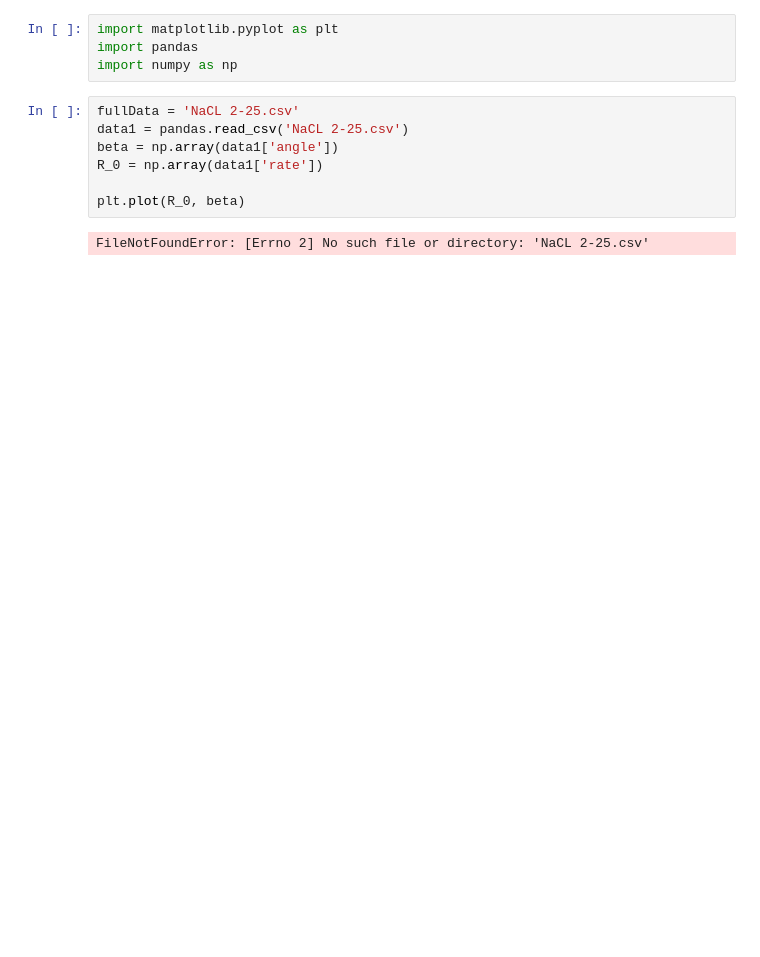
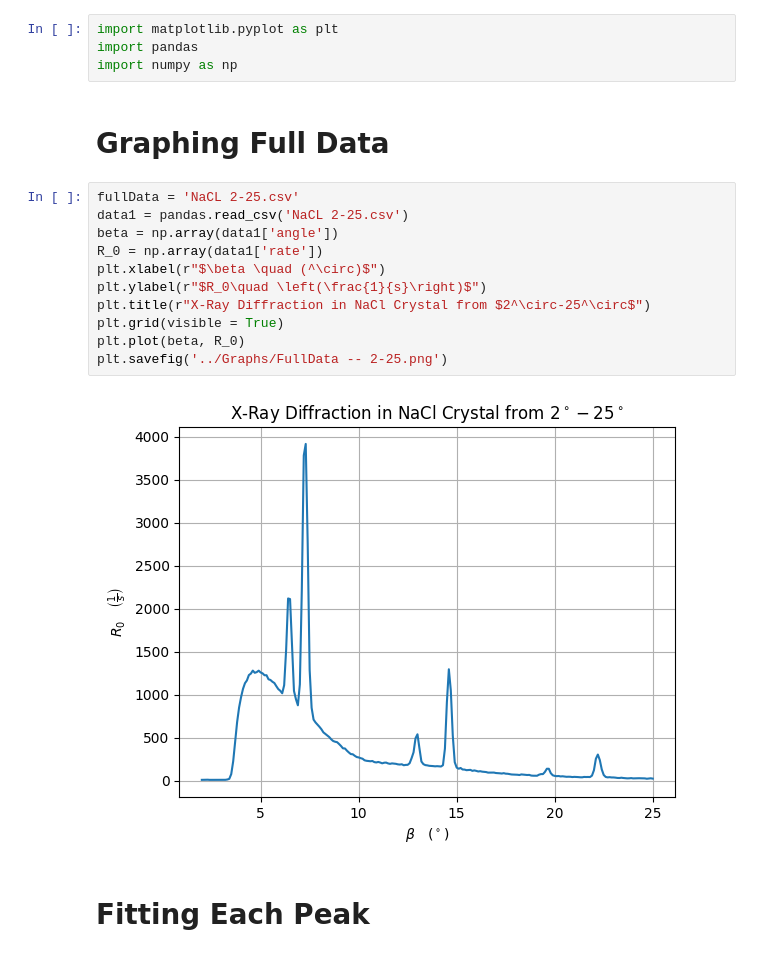
Before and after one commit to KaleStahl/PHYS-506---Advanced-Lab, a Jupyter notebook: Lab 1 - X-Ray Diffraction/Data/X-ray Data Analysis.ipynb, the cells around one changed output. Cells and saved outputs as stored; diff of their text form; blank space fills up the shorter version.

```diff
--- a/Lab 1 - X-Ray Diffraction/Data/X-ray Data Analysis.ipynb
+++ b/Lab 1 - X-Ray Diffraction/Data/X-ray Data Analysis.ipynb
@@ -2,12 +2,20 @@
 import matplotlib.pyplot as plt
 import pandas
 import numpy as np
+# %% [markdown]
+# Graphing Full Data #
 # %%
 fullData = 'NaCL 2-25.csv'
 data1 = pandas.read_csv('NaCL 2-25.csv')
 beta = np.array(data1['angle'])
 R_0 = np.array(data1['rate'])
-
-plt.plot(R_0, beta)
+plt.xlabel(r"$\beta \quad (^\circ)$")
+plt.ylabel(r"$R_0\quad \left(\frac{1}{s}\right)$")
+plt.title(r"X-Ray Diffraction in NaCl Crystal from $2^\circ-25^\circ$")
+plt.grid(visible = True)
+plt.plot(beta, R_0)
+plt.savefig('../Graphs/FullData -- 2-25.png')
 # %% [output]
-FileNotFoundError: [Errno 2] No such file or directory: 'NaCL 2-25.csv'
+[figure, added]
+# %% [markdown]
+# Fitting Each Peak #
```
Also changed, not shown: parts of 4 cells of this notebook, 2 other files.
